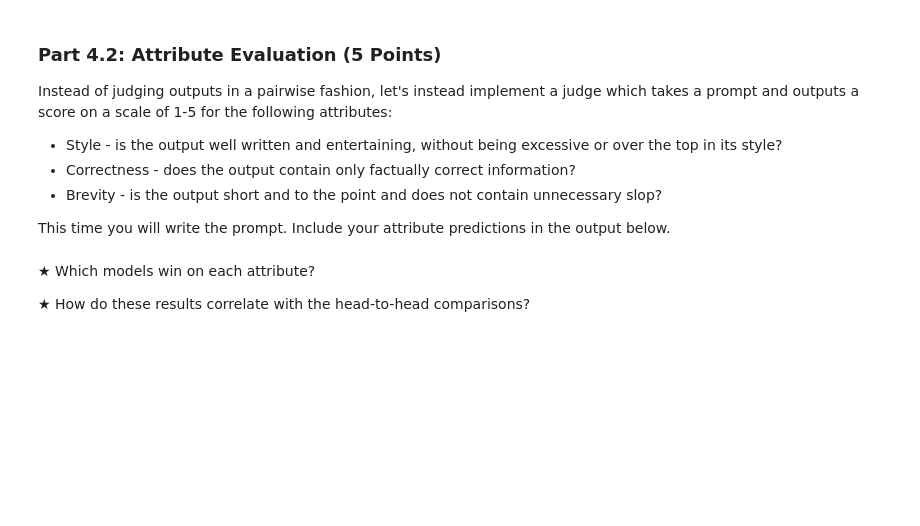
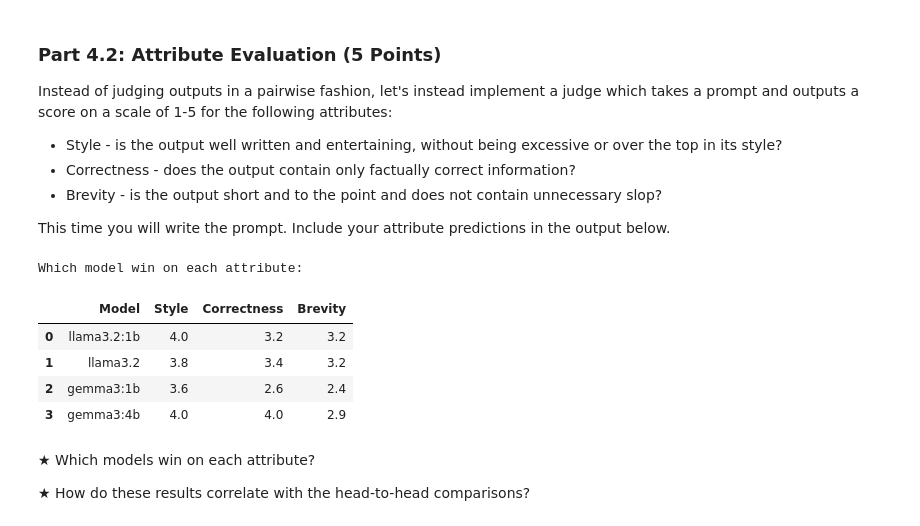
Before and after one commit to Prince200506/cs183-fall26-a1, a Jupyter notebook: HW1.ipynb, the cells around one changed output. Cells and saved outputs as stored; diff of their text form; code cells hidden in the pictures; blank space fills up the shorter version.

```diff
--- a/HW1.ipynb
+++ b/HW1.ipynb
@@ -1313,6 +1564,45 @@ attribute_preds = [[{'style': None, 'correctness': None, 'brevity': None} for _
 save_results(attribute_preds, "results/attribute_preds.json")
 
 # TODO: Scratch space for computing average attribute scores and generating a table to compare across models.
+# %%
+attribute_summary = []
+
+for model_idx, model in enumerate(models):
+    row = {
+        "Model": model
+    }
+
+    for attribute in attributes:
+        scores = [
+            attribute_preds[prompt_idx][model_idx][attribute]
+            for prompt_idx in range(len(prompts))
+        ]
+
+        scores = [
+            score
+            for score in scores
+            if score is not None
+        ]
+
+        row[attribute.capitalize()] = (
+            sum(scores) / len(scores)
+            if scores
+            else None
+        )
+
+    attribute_summary.append(row)
+
+
+attribute_table = pd.DataFrame(attribute_summary)
+print("Which model win on each attribute:")
+attribute_table
+# %% [output]
+Which model win on each attribute:
+|  | Model | Style | Correctness | Brevity |
+| 0 | llama3.2:1b | 4.0 | 3.2 | 3.2 |
+| 1 | llama3.2 | 3.8 | 3.4 | 3.2 |
+| 2 | gemma3:1b | 3.6 | 2.6 | 2.4 |
+| 3 | gemma3:4b | 4.0 | 4.0 | 2.9 |
 # %% [markdown]
 ★ Which models win on each attribute?
 
```
Also changed, not shown: parts of 15 cells of this notebook.
